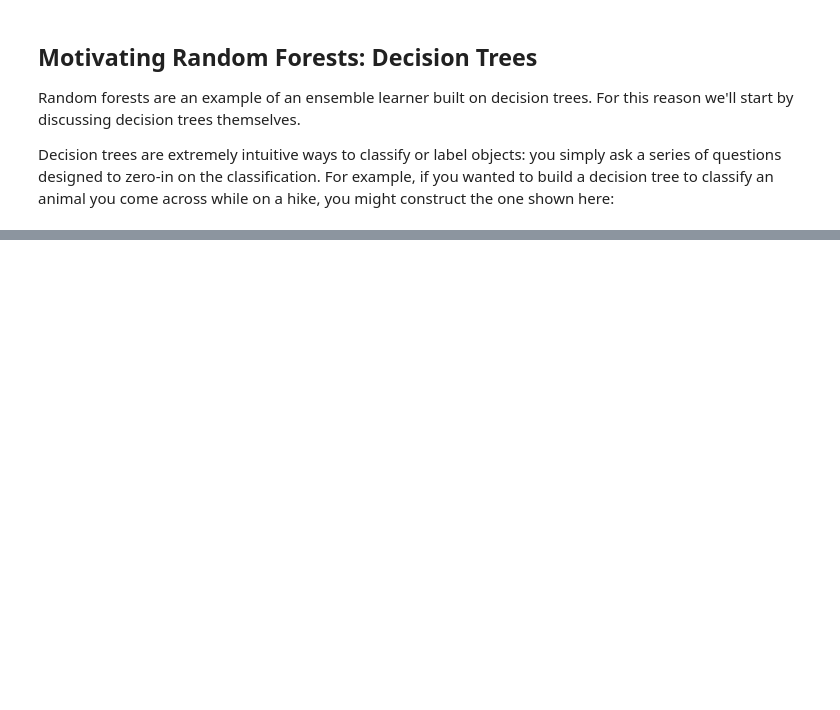
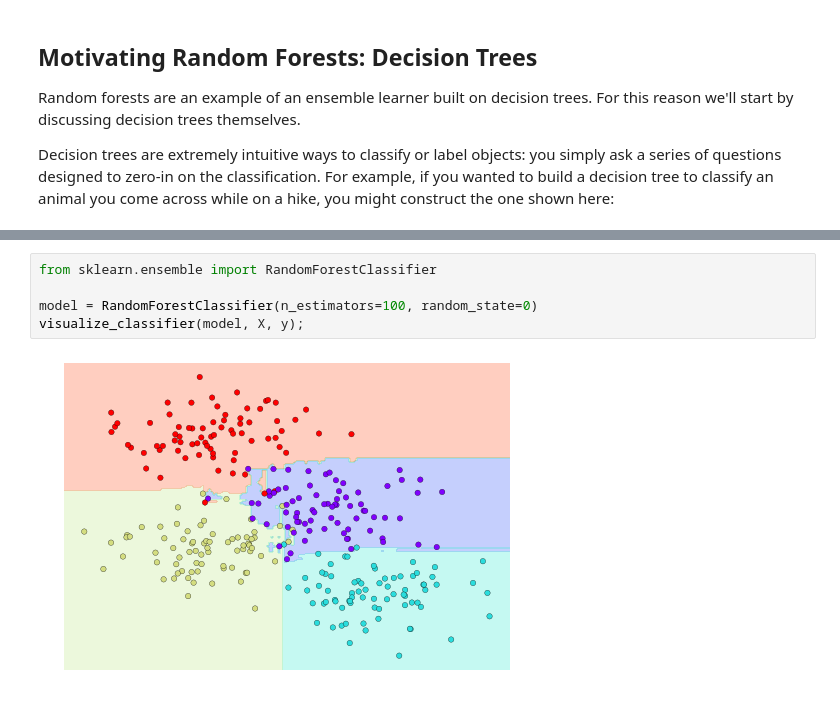
Before and after one commit to jorellano/Machine_learning-pt1, a Jupyter notebook: In Depth Decision Trees and Random Forest.ipynb, the cells around one changed output, grey strips where cells are left out. Drawn from its saved outputs; the diff is of its cells as text; blank space fills up the shorter version.

```diff
--- a/In Depth Decision Trees and Random Forest.ipynb
+++ b/In Depth Decision Trees and Random Forest.ipynb
@@ -22,0 +115,7 @@ Image(url= "http://nbviewer.jupyter.org/github/jakevdp/PythonDataScienceHandbook
+# %%
+from sklearn.ensemble import RandomForestClassifier
+
+model = RandomForestClassifier(n_estimators=100, random_state=0)
+visualize_classifier(model, X, y);
+# %% [output]
+[figure, added]
```
Also changed, not shown: parts of 22 cells of this notebook, 1 other file.
